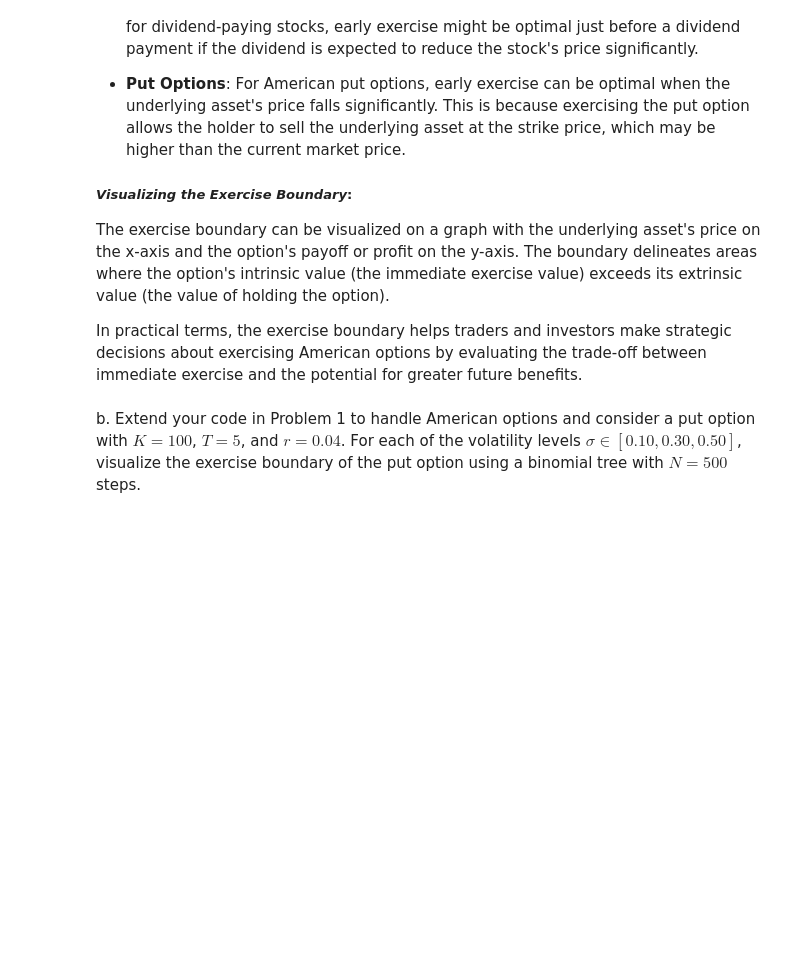
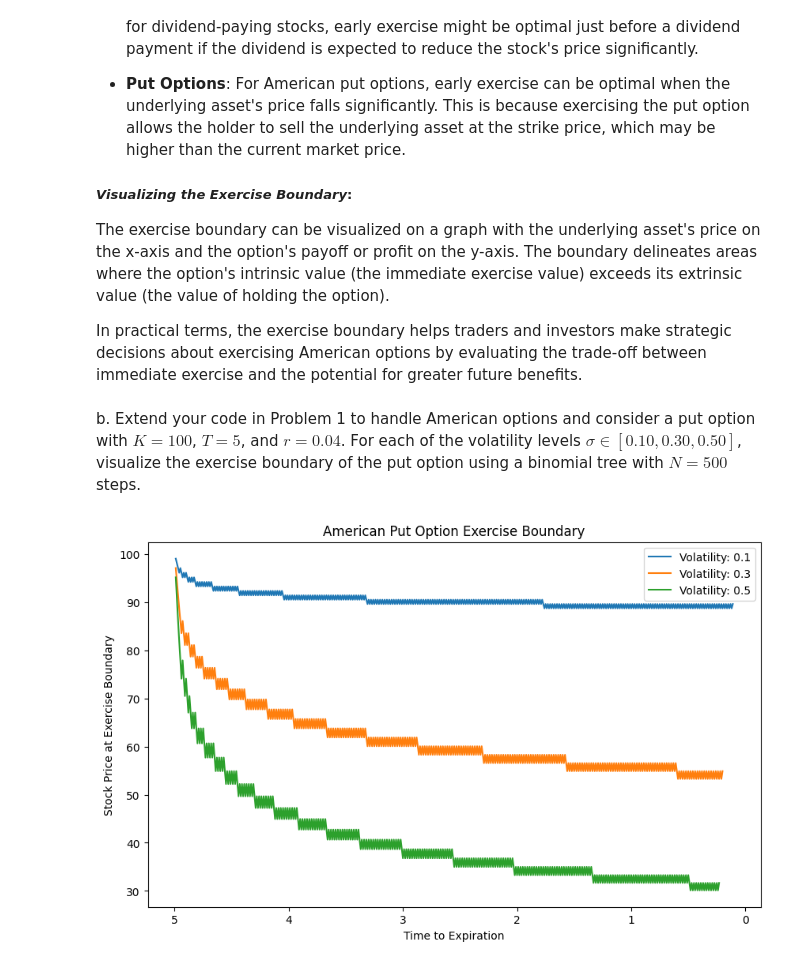
Before and after one commit to bs333/fe-621, a Jupyter notebook: FE621 - Homework/FE621 - Homework #2/FE621 - Homework #2.ipynb, the cells around one changed output. Saved outputs shown, nothing was run; the diff lists cells and outputs as text; code cells hidden in the pictures; blank space fills up the shorter version.

Commit message:
Plot 3b.

```diff
--- a/FE621 - Homework/FE621 - Homework #2/FE621 - Homework #2.ipynb
+++ b/FE621 - Homework/FE621 - Homework #2/FE621 - Homework #2.ipynb
@@ -496,30 +496,54 @@ def american_option_binomial_tree(S0: float, K: float, T: float, sigma: float, r
     discount = np.exp(-r * dt)
 
     # Initialize stock price and option value trees.
     stock_prices = np.zeros((N+1, N+1))
     option_values = np.zeros_like(stock_prices)
 
     # Populate stock prices at maturity.
     for i in range(N+1):
         for j in range(i+1):
             stock_prices[j, i] = S0 * (u**j) * (d**(i-j))
 
     # Calculate option values at maturity.
     if option_type == 'put':
         option_values[:, N] = np.maximum(K - stock_prices[:, N], 0)
 
     # Backward induction for option value and early exercise.
     early_exercise_boundary = np.zeros(N+1)
     for i in range(N-1, -1, -1):
         for j in range(i+1):
             hold_value = discount * (p * option_values[j+1, i+1] + (1-p) * option_values[j, i+1])
             exercise_value = K - stock_prices[j, i] if option_type == 'put' else 0
             option_values[j, i] = max(hold_value, exercise_value)
             if option_values[j, i] == exercise_value and exercise_value > 0:
                 early_exercise_boundary[i] = stock_prices[j, i]
 
     # Filter out zeros from the exercise boundary.
     valid_times = np.linspace(0, T, N+1)[early_exercise_boundary > 0]
     valid_prices = early_exercise_boundary[early_exercise_boundary > 0]
 
     return valid_prices, valid_times
+
+# Parameters for the American put option
+S0 = 100
+K = 100
+T = 5
+r = 0.04
+N = 500
+sigma_levels = [0.10, 0.30, 0.50]
+
+# Plotting the exercise boundary for different volatility levels.
+plt.figure(figsize=(10, 6))
+
+for sigma in sigma_levels:
+    prices, times = american_option_binomial_tree(S0, K, T, sigma, r, N, 'put')
+    plt.plot(times, prices, label=f'Volatility: {sigma}')
+
+plt.title('American Put Option Exercise Boundary')
+plt.xlabel('Time to Expiration')
+plt.ylabel('Stock Price at Exercise Boundary')
+plt.legend()
+plt.gca().invert_xaxis()  # Invert x-axis to show time to expiration decreasing
+plt.show()
+# %% [output]
+[figure, added]
```
